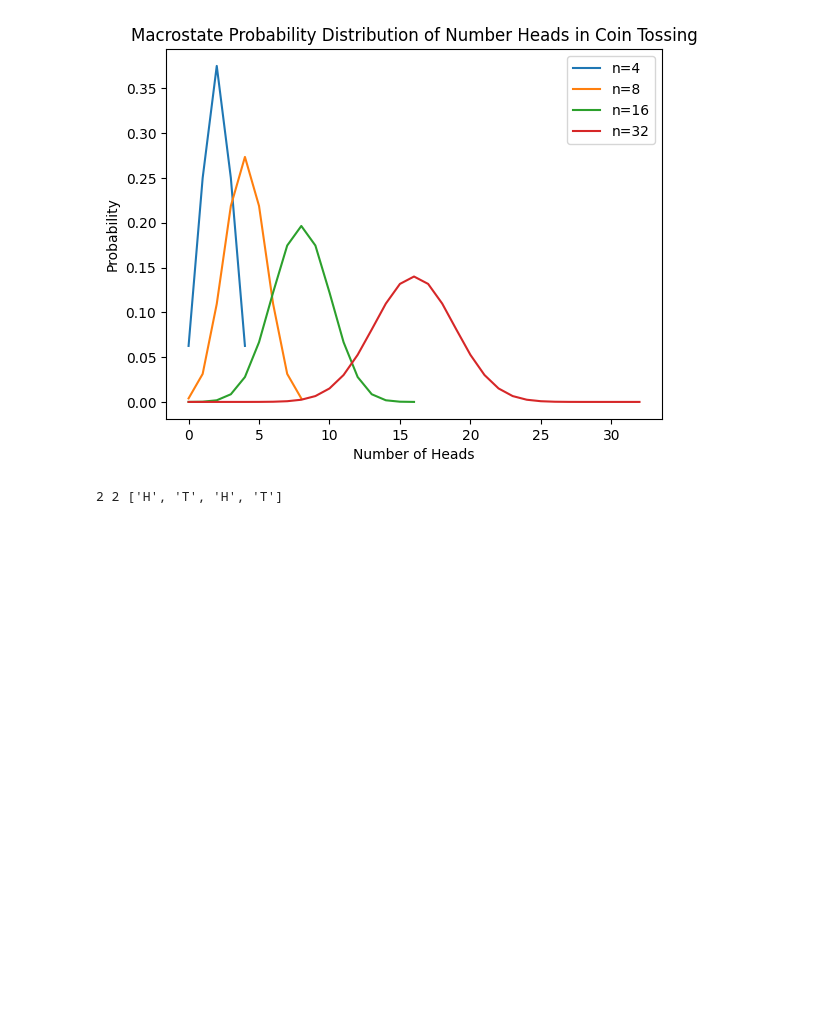
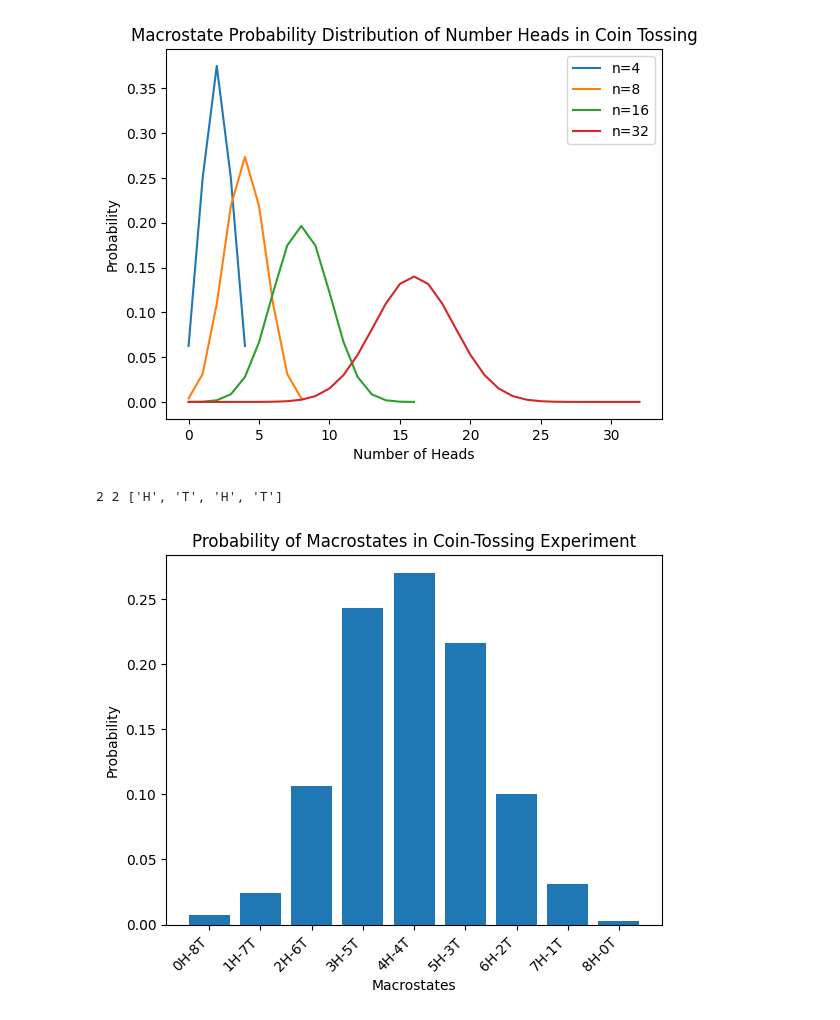
Before and after one commit to navgaur/Statistical-Mech-LOCF, a Jupyter notebook: macrostate_1.ipynb, the cells around one changed output. Drawn from its saved outputs; the diff is of its cells as text; code cells hidden in the pictures; blank space fills up the shorter version.

```diff
--- a/macrostate_1.ipynb
+++ b/macrostate_1.ipynb
@@ -73,3 +73,53 @@ for i in range(set_of_coins):
 print(heads,tails,micro_state)
 # %% [output]
 2 2 ['H', 'T', 'H', 'T']
+# %%
+import random
+import itertools
+import matplotlib.pyplot as plt
+
+def coin_toss_experiment(num_coins, num_trials):
+    macrostate_counts = {}
+
+    outcomes = ['H', 'T']
+    all_possible_outcomes = [''.join(p) for p in itertools.product(outcomes, repeat=num_coins)]
+
+    for _ in range(num_trials):
+        result = ''.join(random.choice(outcomes) for _ in range(num_coins))
+        num_heads = result.count('H')
+        num_tails = num_coins - num_heads
+        macrostate = f'{num_heads}H-{num_tails}T'
+        macrostate_counts[macrostate] = macrostate_counts.get(macrostate, 0) + 1
+
+    total_trials = float(num_trials)
+    probabilities = {state: count / total_trials for state, count in macrostate_counts.items()}
+
+    # Sort macrostates for better visualization
+    sorted_states = sorted(probabilities.keys(), key=lambda x: (int(x.split('H-')[0].rstrip('H')), int(x.split('-')[1].rstrip('T'))))
+
+    sorted_probabilities = {state: probabilities[state] for state in sorted_states}
+
+    return sorted_probabilities
+
+def plot_probabilities(probabilities):
+    states = list(probabilities.keys())
+    probs = list(probabilities.values())
+
+    plt.bar(states, probs)
+    plt.xlabel('Macrostates')
+    plt.ylabel('Probability')
+    plt.title('Probability of Macrostates in Coin-Tossing Experiment')
+    plt.xticks(rotation=45, ha='right')
+    plt.show()
+
+# Set the number of coins and trials
+num_coins = 8
+num_trials = 1000
+
+# Run the coin-toss experiment
+probabilities = coin_toss_experiment(num_coins, num_trials)
+
+# Plot the probabilities
+plot_probabilities(probabilities)
+# %% [output]
+[figure, added]
```
Also changed, not shown: parts of 1 cell of this notebook.
